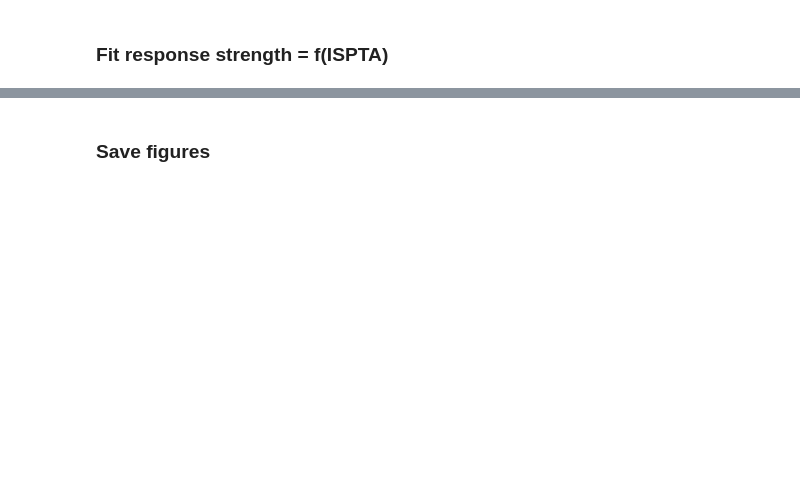
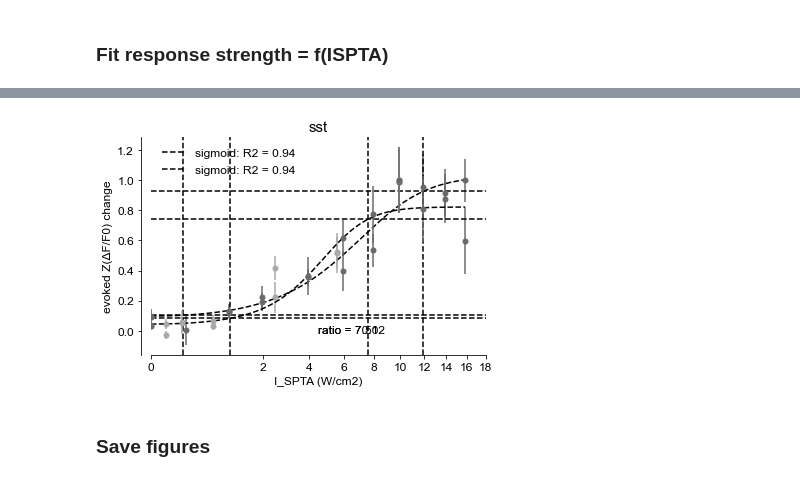
Before and after one commit to shohamlab/usnm2p, a Jupyter notebook: main_analysis.ipynb, the cells around one changed output, grey strips where cells are left out. Saved outputs shown, nothing was run; the diff lists cells and outputs as text; code cells hidden in the pictures; blank space fills up the shorter version.

```diff
--- a/main_analysis.ipynb
+++ b/main_analysis.ipynb
@@ -188,0 +200,18 @@ for line, gstats in stats_all.groupby(Label.LINE):
+# %%
+fig, ax = plt.subplots()
+# For each line
+for line, gstats in stats_all.groupby(Label.LINE):
+    # For each output metrics
+    for ykey_diff in fit_ykeys:
+        # Find optimal fits to predict response strength, and plot results
+        figs[f'{line} {ykey_diff} fits'], _ = plot_response_fit(
+            gstats, ykey_diff, fit_candidates,
+            xkey=Label.ISPTA,
+            xscale='sqrt',
+            # fitsweepkey=Label.DC,
+            # error_aggfunc='median',
+            norm=True,
+            ax=ax,
+            plot_respmetrics=True,
+        )
+# %% [output]
@@ -189,3 +224,4 @@ for line, gstats in stats_all.groupby(Label.LINE):
+[figure, added]
 # %% [markdown]
 ### Save figures
 # %%
```
Also changed, not shown: parts of 6 cells of this notebook, 3 other files.
